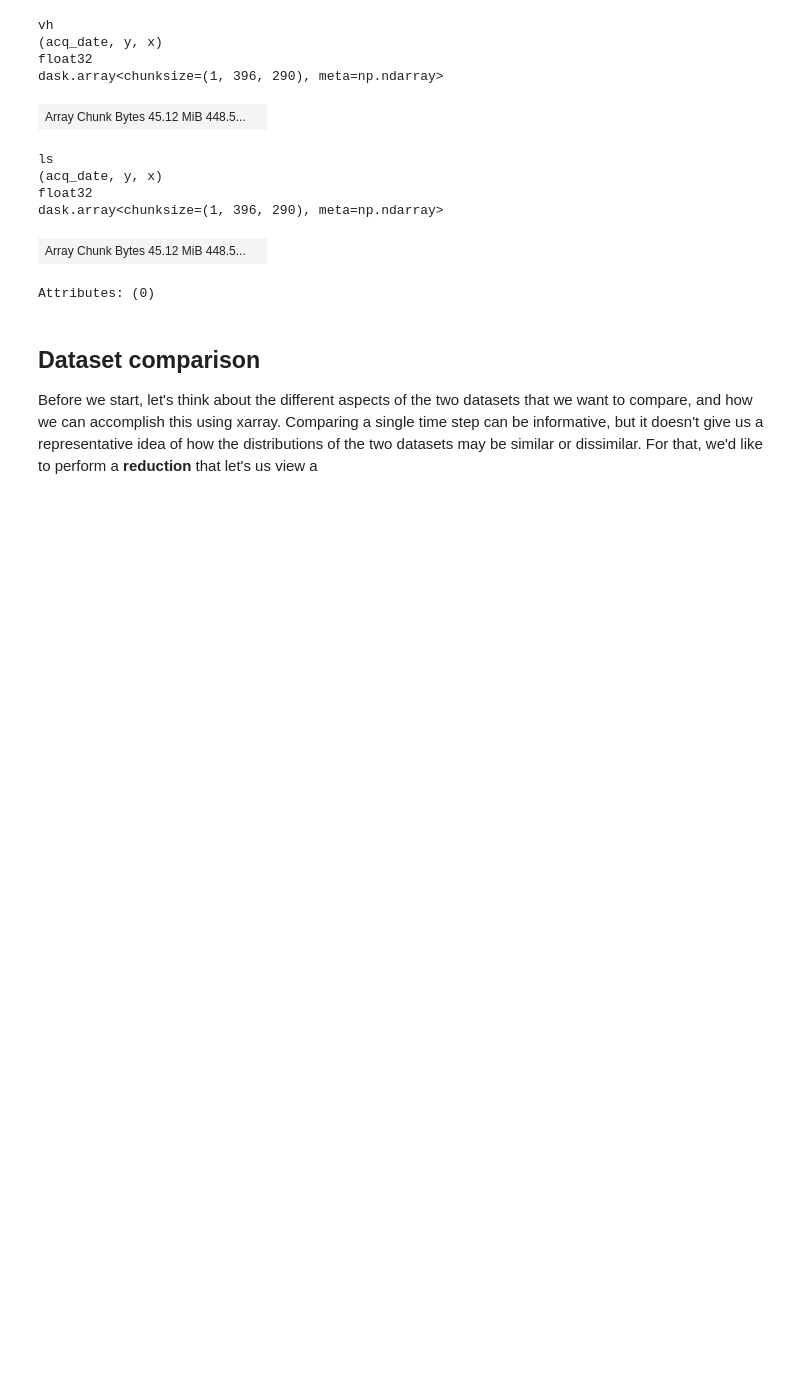
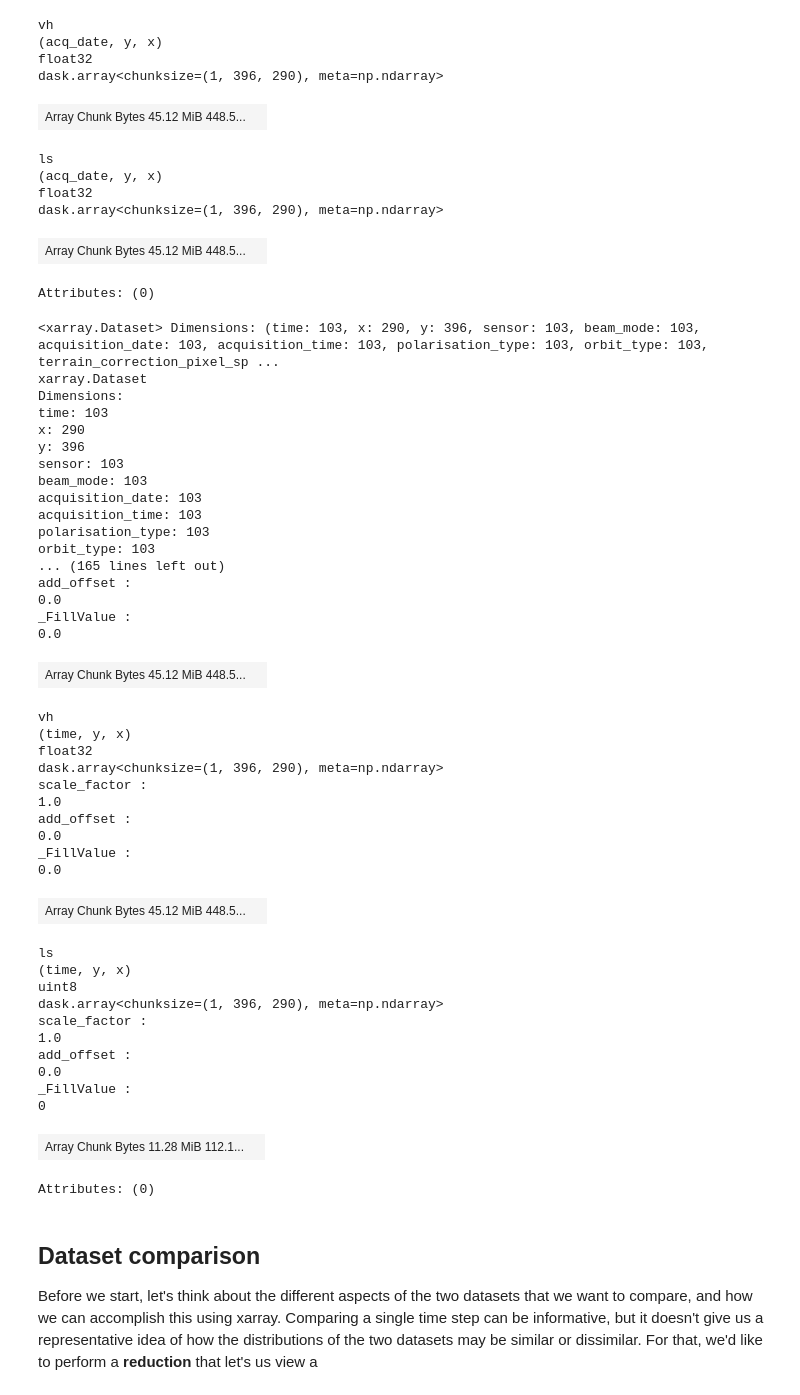
Before and after one commit to e-marshall/sentinel1_rtc, a Jupyter notebook: dataset_comparison.ipynb, the cells around one changed output. Cells and saved outputs as stored; diff of their text form; code cells hidden in the pictures; blank space fills up the shorter version.

```diff
--- a/dataset_comparison.ipynb
+++ b/dataset_comparison.ipynb
@@ -122,6 +122,50 @@ float32
 dask.array<chunksize=(1, 396, 290), meta=np.ndarray>
 | Array Chunk Bytes 45.12 MiB 448.5... |  |
 Attributes: (0)
+# %%
+vrt_full
+# %% [output]
+<xarray.Dataset> Dimensions: (time: 103, x: 290, y: 396, sensor: 103, beam_mode: 103, acquisition_date: 103, acquisition_time: 103, polarisation_type: 103, orbit_type: 103, terrain_correction_pixel_sp ...
+xarray.Dataset
+Dimensions:
+time: 103
+x: 290
+y: 396
+sensor: 103
+beam_mode: 103
+acquisition_date: 103
+acquisition_time: 103
+polarisation_type: 103
+orbit_type: 103
+... (165 lines left out)
+add_offset :
+0.0
+_FillValue :
+0.0
+| Array Chunk Bytes 45.12 MiB 448.5... |  |
+vh
+(time, y, x)
+float32
+dask.array<chunksize=(1, 396, 290), meta=np.ndarray>
+scale_factor :
+1.0
+add_offset :
+0.0
+_FillValue :
+0.0
+| Array Chunk Bytes 45.12 MiB 448.5... |  |
+ls
+(time, y, x)
+uint8
+dask.array<chunksize=(1, 396, 290), meta=np.ndarray>
+scale_factor :
+1.0
+add_offset :
+0.0
+_FillValue :
+0
+| Array Chunk Bytes 11.28 MiB 112.1... |  |
+Attributes: (0)
 # %% [markdown]
 ## Dataset comparison
 
```
Also changed, not shown: parts of 1 cell of this notebook, 4 other files.
